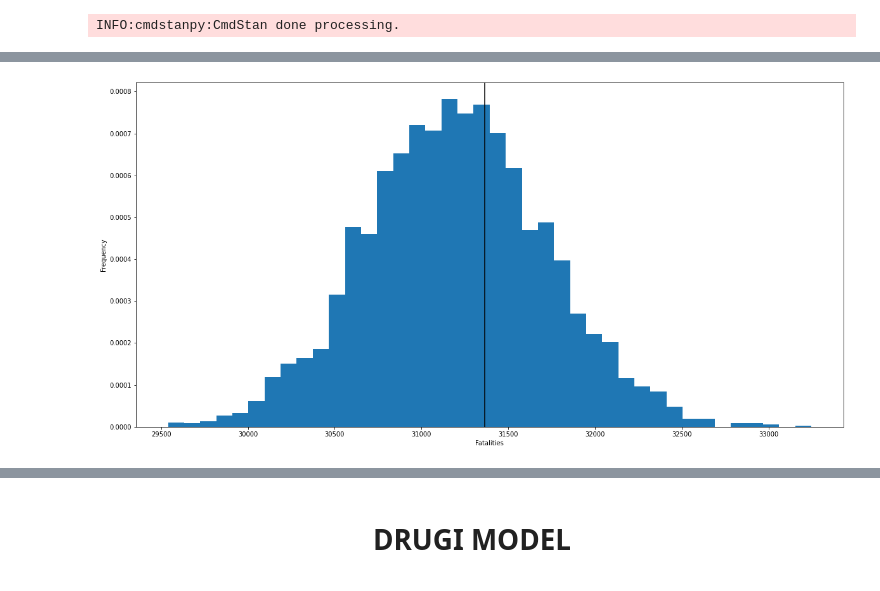
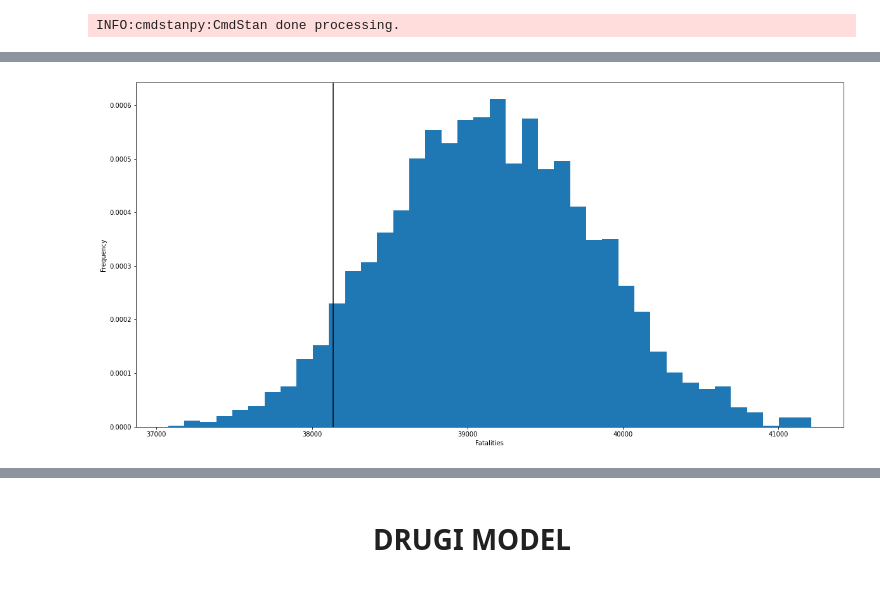
Before and after one commit to FilipZmija/Projekt, a Jupyter notebook: Project/project.ipynb, the cells around one changed output, grey strips where cells are left out. Drawn from its saved outputs; the diff is of its cells as text; code cells hidden in the pictures.

```diff
--- a/Project/project.ipynb
+++ b/Project/project.ipynb
@@ -159,10 +198,10 @@ plt.grid()
 # %%
-mu3500 = alpha+beta*(201)
+mu3500 = alpha+beta*(719)
 fig, ax = plt.subplots(1,1,figsize=(20,10))
 ax.hist(mu3500,bins=40,density=True)
-plt.axvline(x = 31363, color = 'black', label = 'Actual data for 491mln miles')
+plt.axvline(x = 38137, color = 'black', label = 'Actual data for 201mln miles')
 plt.xlabel("Fatalities")
 plt.ylabel("Frequency")
 plt.show()
 # %% [output]
-[figure, old version]
+[figure, new version]
```
Also changed, not shown: parts of 29 cells of this notebook, 21 other files.
